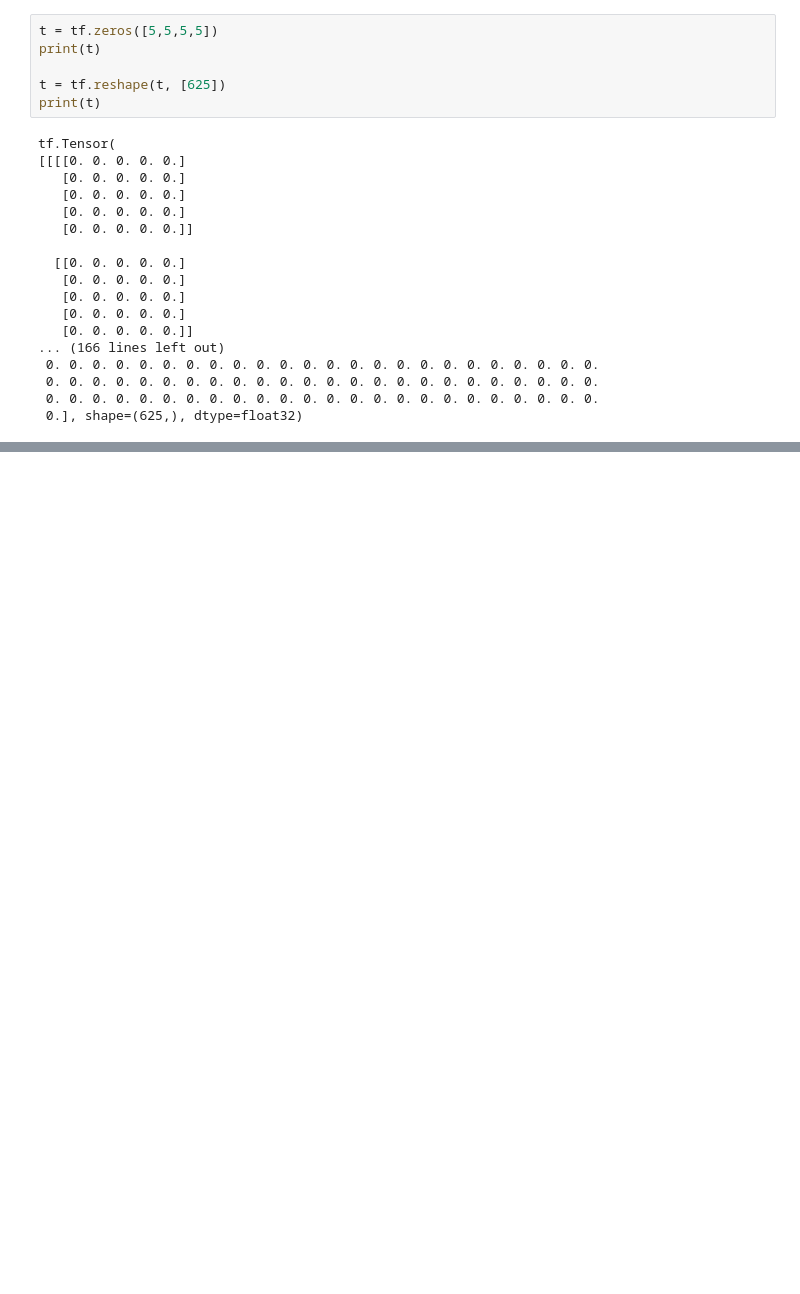
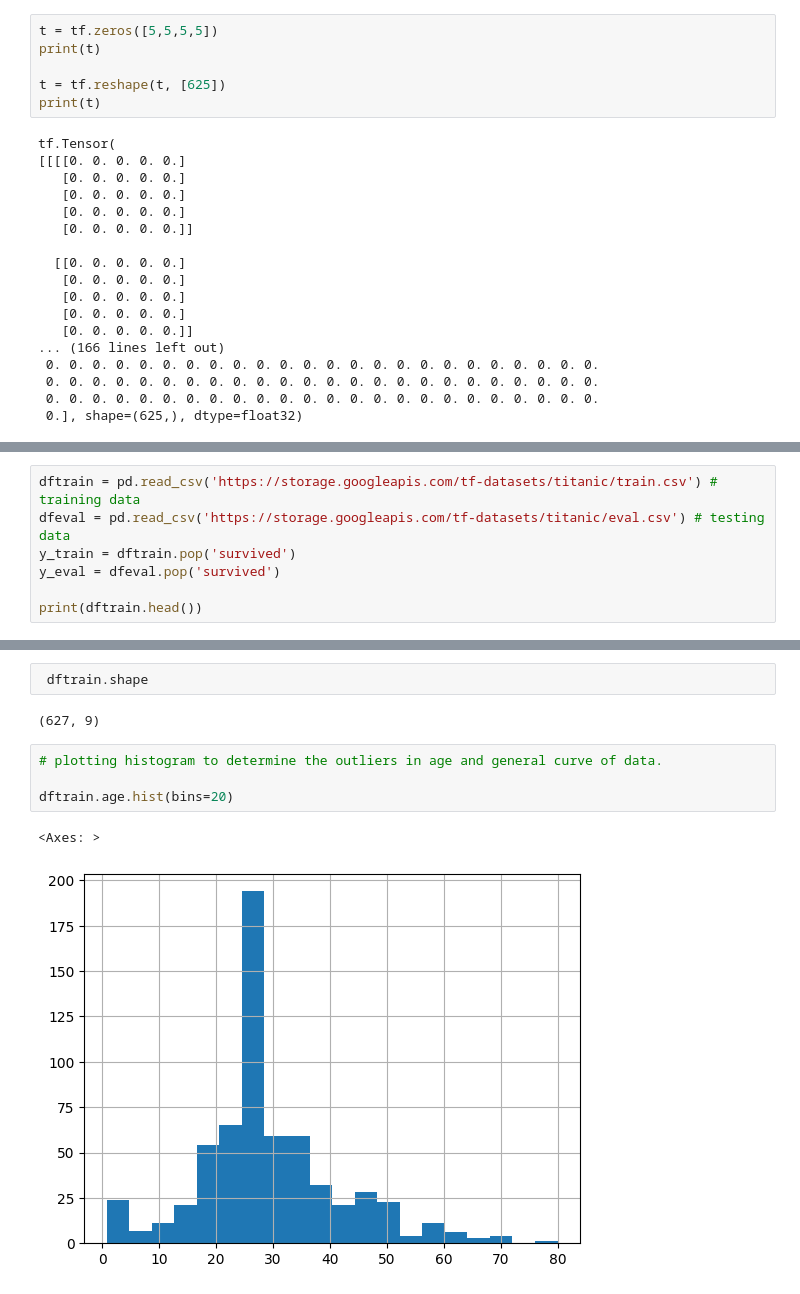
Before and after one commit to Abbsal/TensorFlow-and-ML-with-Sci-kit-and-Keras, a Jupyter notebook: Tensors_and_Scikit.ipynb, the cells around one changed output, grey strips where cells are left out. Drawn from its saved outputs; the diff is of its cells as text; blank space fills up the shorter version.

```diff
--- a/Tensors_and_Scikit.ipynb
+++ b/Tensors_and_Scikit.ipynb
@@ -81,0 +117,7 @@ tf.Tensor(
+# %%
+dftrain = pd.read_csv('https://storage.googleapis.com/tf-datasets/titanic/train.csv') # training data
+dfeval = pd.read_csv('https://storage.googleapis.com/tf-datasets/titanic/eval.csv') # testing data
+y_train = dftrain.pop('survived')
+y_eval = dfeval.pop('survived')
+
+print(dftrain.head())
@@ -81,0 +153,11 @@ tf.Tensor(
+# %%
+ dftrain.shape
+# %% [output]
+(627, 9)
+# %%
+# plotting histogram to determine the outliers in age and general curve of data.
+
+dftrain.age.hist(bins=20)
+# %% [output]
+<Axes: >
+[figure, added]
```
Also changed, not shown: parts of 10 cells of this notebook.
